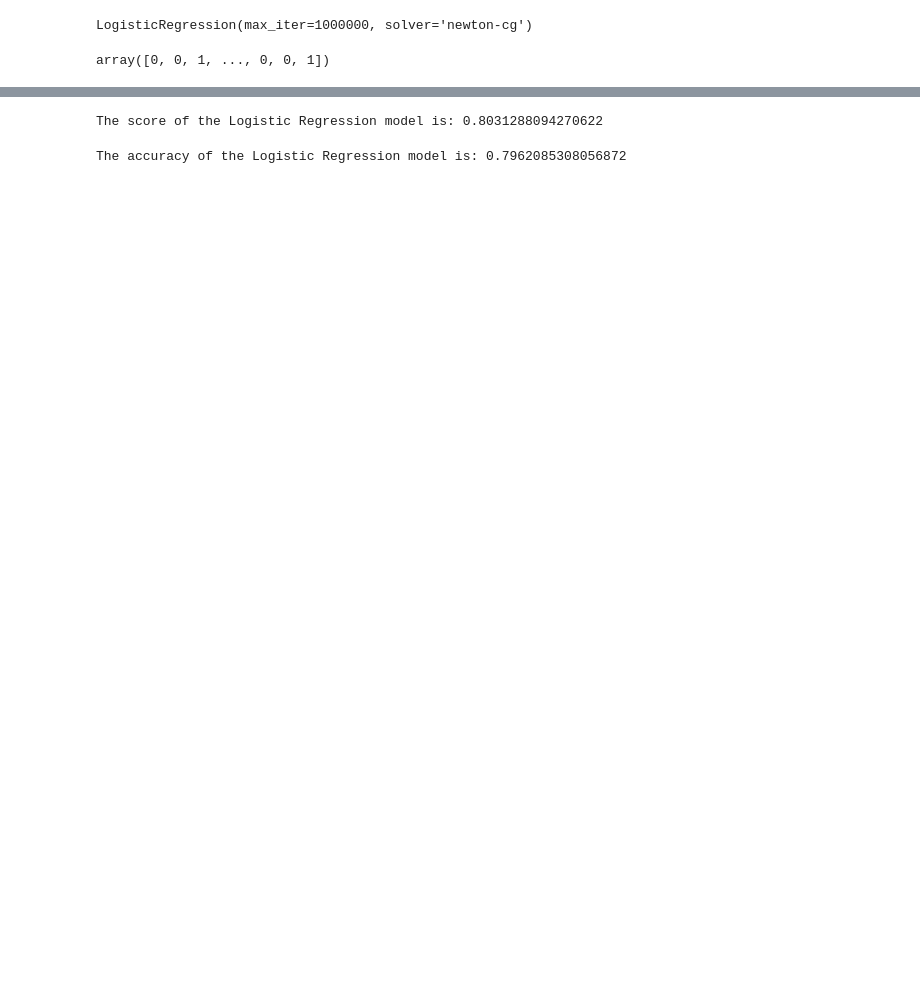
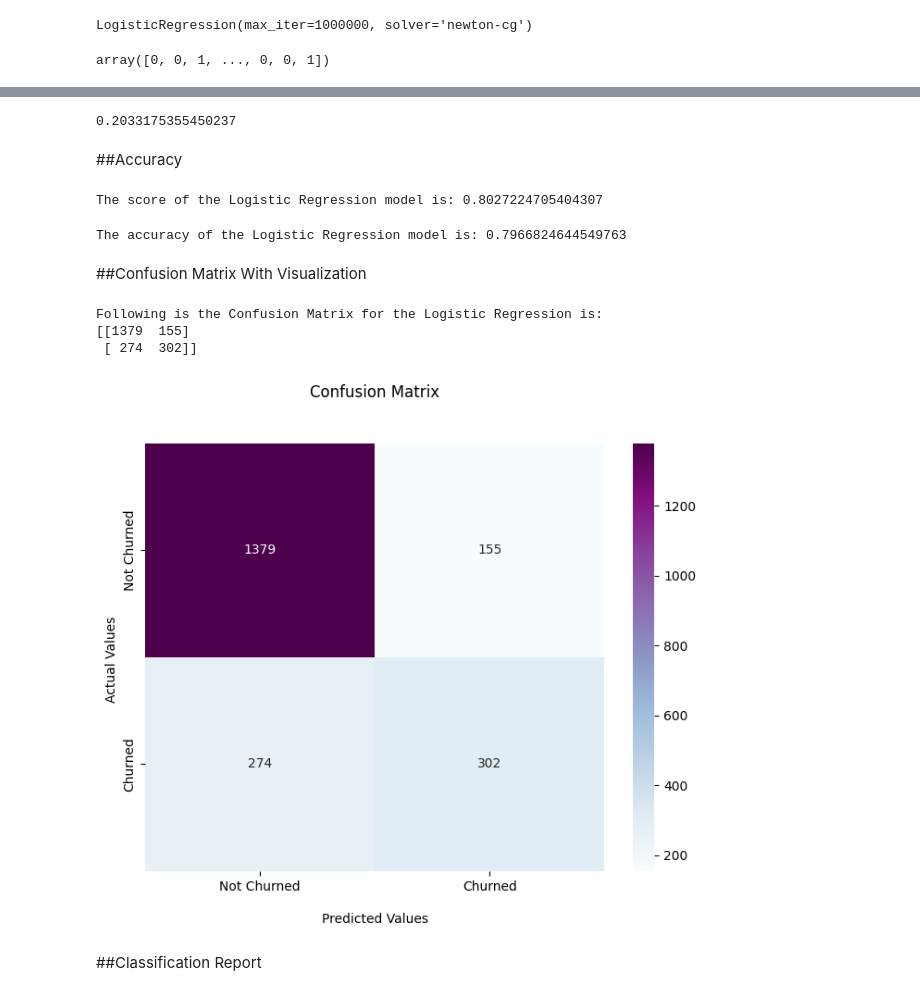
Before and after one commit to hariskhan-hk/Churn_pred, a Jupyter notebook: Logistic_Regression.ipynb, the cells around one changed output, grey strips where cells are left out. Saved outputs shown, nothing was run; the diff lists cells and outputs as text; code cells hidden in the pictures; blank space fills up the shorter version.

```diff
--- a/Logistic_Regression.ipynb
+++ b/Logistic_Regression.ipynb
@@ -47,3 +54,6 @@ tel_df
+# %%
+from sklearn.preprocessing import StandardScaler
+scaler = StandardScaler()
 # %%
-X= tel_df.drop("Churn", axis= 1)
-y= tel_df["Churn"]
+scaler.fit(tel_df.drop(['Churn'], axis = 1))
+scaled_features = scaler.transform(tel_df.drop('Churn',axis = 1))
@@ -49,0 +62,3 @@ y= tel_df["Churn"]
+# %%
+X= scaled_features
+y= tel_df["Churn"]
@@ -117,10 +83,44 @@ plt.show()
+# %%
+mse = mean_squared_error(y_test, y_pred)
+mse
+# %% [output]
+0.2033175355450237
+# %% [markdown]
+##Accuracy
 # %%
 score= lgmod.score(X_train, y_train)
 print(f"The score of the Logistic Regression model is: {score}")
 # %% [output]
-The score of the Logistic Regression model is: 0.8031288094270622
+The score of the Logistic Regression model is: 0.8027224705404307
 # %%
 accuracy= accuracy_score(y_test, y_pred)
 print(f"The accuracy of the Logistic Regression model is: {accuracy}")
 # %% [output]
-The accuracy of the Logistic Regression model is: 0.7962085308056872
+The accuracy of the Logistic Regression model is: 0.7966824644549763
+# %% [markdown]
+##Confusion Matrix With Visualization
+# %%
+cm= confusion_matrix(y_test, y_pred)
+print("Following is the Confusion Matrix for the Logistic Regression is: ")
+print(cm)
+
+plt.figure(figsize=(8, 6))
+
+ax = sns.heatmap(cm, annot=True, cmap='BuPu', fmt='g')
+ax.set_title('Confusion Matrix\n\n');
+ax.set_xlabel('\nPredicted Values')
+ax.set_ylabel('Actual Values ');
+
+## Ticket labels - List must be in alphabetical order
+ax.xaxis.set_ticklabels(['Not Churned','Churned'])
+ax.yaxis.set_ticklabels(['Not Churned','Churned'])
+
+## Display the visualization of the Confusion Matrix.
+plt.show()
+# %% [output]
+Following is the Confusion Matrix for the Logistic Regression is:
+[[1379  155]
+ [ 274  302]]
+[figure, added]
+# %% [markdown]
+##Classification Report
```
Also changed, not shown: parts of 46 cells of this notebook.
